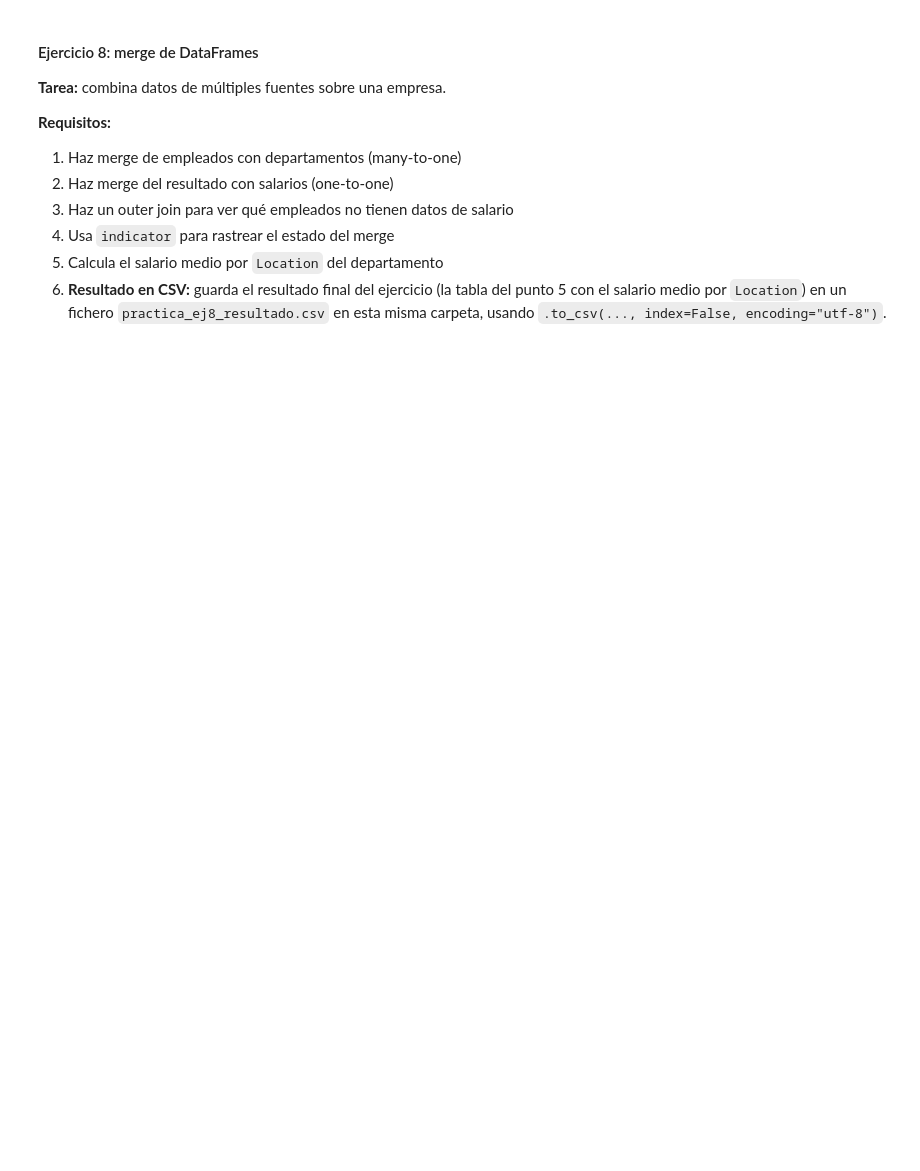
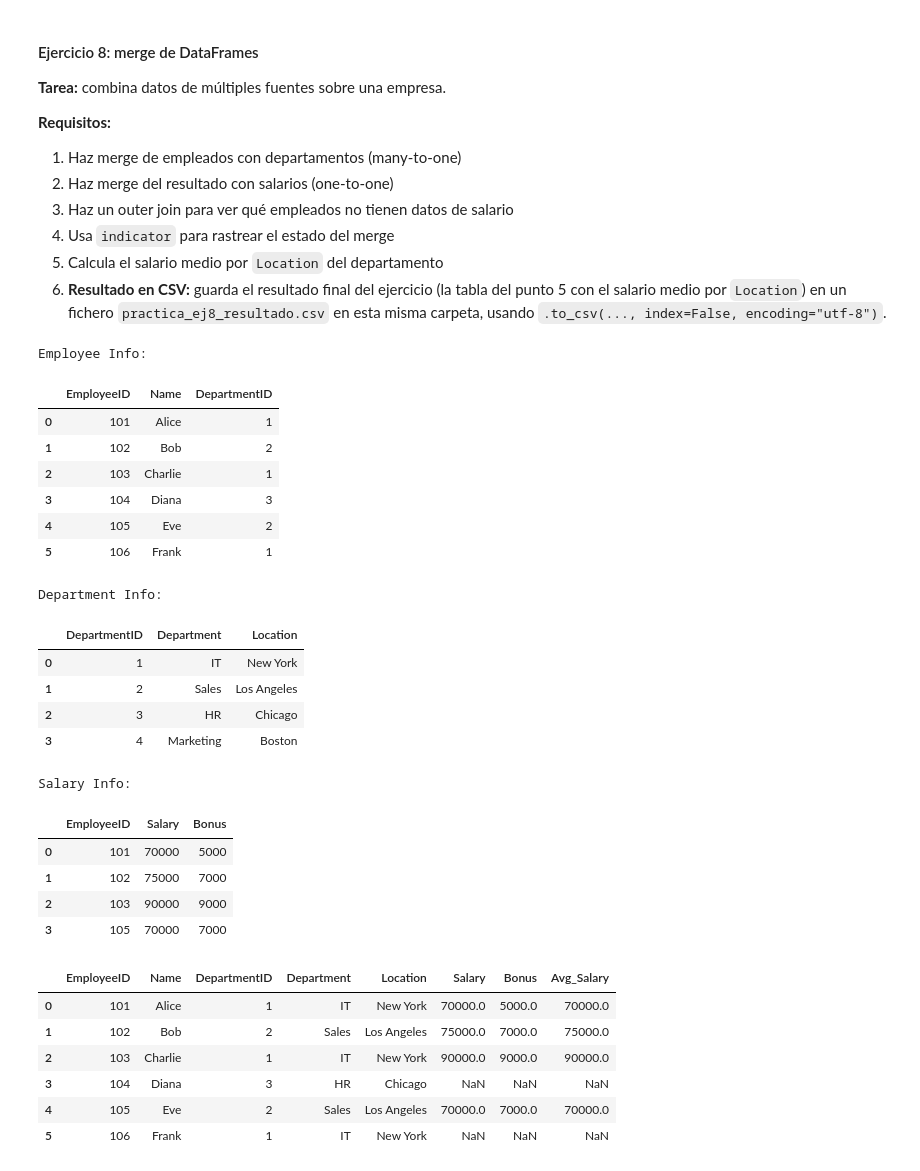
Before and after one commit to Ameisin/ejercicios_bootcamp, a Jupyter notebook: Sprint_03/Unidad_02_Pandas_lectura_escritura_ficheros/04_Practica_Obligatoria/Practica_Obligatoria_Pandas.ipynb, the cells around one changed output. Saved outputs shown, nothing was run; the diff lists cells and outputs as text; code cells hidden in the pictures; blank space fills up the shorter version.

```diff
--- a/Sprint_03/Unidad_02_Pandas_lectura_escritura_ficheros/04_Practica_Obligatoria/Practica_Obligatoria_Pandas.ipynb
+++ b/Sprint_03/Unidad_02_Pandas_lectura_escritura_ficheros/04_Practica_Obligatoria/Practica_Obligatoria_Pandas.ipynb
@@ -273,34 +480,62 @@ employees_full["Salary"] = employees_full.apply(add_bonus, axis=1)
 # Employee basic info
 emp_info = pd.DataFrame({
     'EmployeeID': [101, 102, 103, 104, 105, 106],
     'Name': ['Alice', 'Bob', 'Charlie', 'Diana', 'Eve', 'Frank'],
     'DepartmentID': [1, 2, 1, 3, 2, 1]
 })
 
 # Department information
 dept_info = pd.DataFrame({
     'DepartmentID': [1, 2, 3, 4],
     'Department': ['IT', 'Sales', 'HR', 'Marketing'],
     'Location': ['New York', 'Los Angeles', 'Chicago', 'Boston']
 })
 
 # Salary information (incomplete - not all employees)
 salary_info = pd.DataFrame({
     'EmployeeID': [101, 102, 103, 105],
     'Salary': [70000, 75000, 90000, 70000],
     'Bonus': [5000, 7000, 9000, 7000]
 })
 
 print("Employee Info:")
-print(emp_info)
+display(emp_info)
 print("\nDepartment Info:")
-print(dept_info)
+display(dept_info)
 print("\nSalary Info:")
-print(salary_info)
+display(salary_info)
 
 # TODO: merges, outer join con indicator, agregación por Location y guardar practica_ej8_resultado.csv
 merged_info = emp_info.merge(dept_info,how="left",validate="many_to_one")
 merged_info = merged_info.merge(salary_info,how="left",validate="one_to_one")
 merged_info["Avg_Salary"] = merged_info.apply(lambda row: np.mean(row["Salary"]), axis=1)
-print(merged_info)
+display(merged_info)
 merged_info.to_csv("practica_ej8_resultado.csv",index=False,encoding="utf-8")
+# %% [output]
+Employee Info:
+|  | EmployeeID | Name | DepartmentID |
+| 0 | 101 | Alice | 1 |
+| 1 | 102 | Bob | 2 |
+| 2 | 103 | Charlie | 1 |
+| 3 | 104 | Diana | 3 |
+| 4 | 105 | Eve | 2 |
+| 5 | 106 | Frank | 1 |
+Department Info:
+|  | DepartmentID | Department | Location |
+| 0 | 1 | IT | New York |
+| 1 | 2 | Sales | Los Angeles |
+| 2 | 3 | HR | Chicago |
+| 3 | 4 | Marketing | Boston |
+Salary Info:
+|  | EmployeeID | Salary | Bonus |
+| 0 | 101 | 70000 | 5000 |
+| 1 | 102 | 75000 | 7000 |
+| 2 | 103 | 90000 | 9000 |
+| 3 | 105 | 70000 | 7000 |
+|  | EmployeeID | Name | DepartmentID | Department | Location | Salary | Bonus | Avg_Salary |
+| 0 | 101 | Alice | 1 | IT | New York | 70000.0 | 5000.0 | 70000.0 |
+| 1 | 102 | Bob | 2 | Sales | Los Angeles | 75000.0 | 7000.0 | 75000.0 |
+| 2 | 103 | Charlie | 1 | IT | New York | 90000.0 | 9000.0 | 90000.0 |
+| 3 | 104 | Diana | 3 | HR | Chicago | NaN | NaN | NaN |
+| 4 | 105 | Eve | 2 | Sales | Los Angeles | 70000.0 | 7000.0 | 70000.0 |
+| 5 | 106 | Frank | 1 | IT | New York | NaN | NaN | NaN |
```
Also changed, not shown: parts of 7 cells of this notebook.
